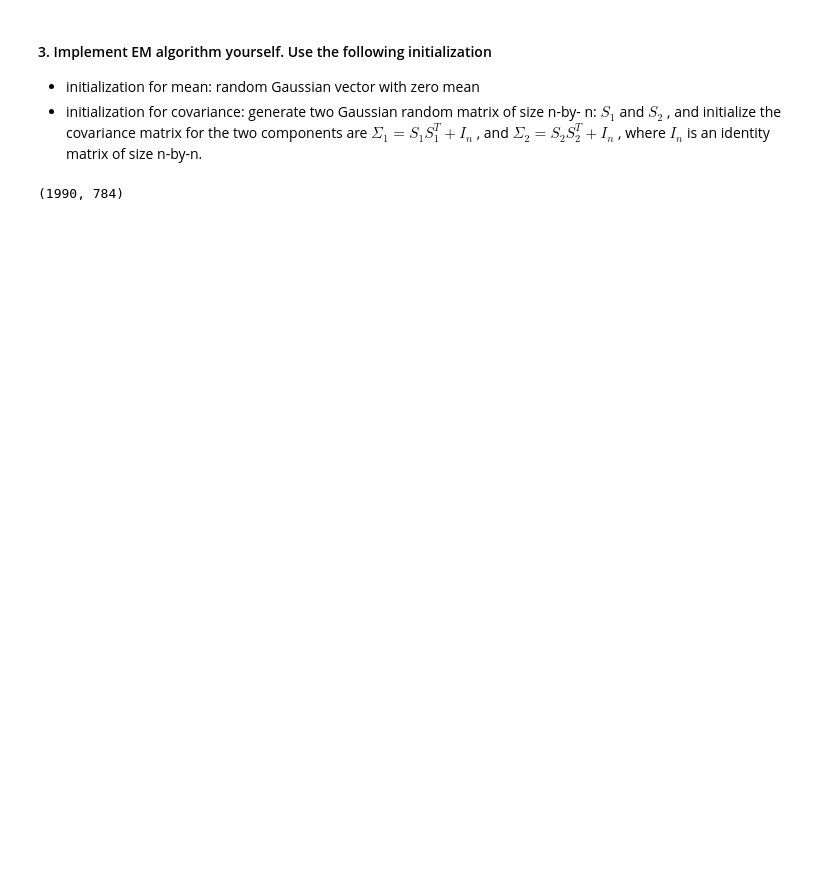
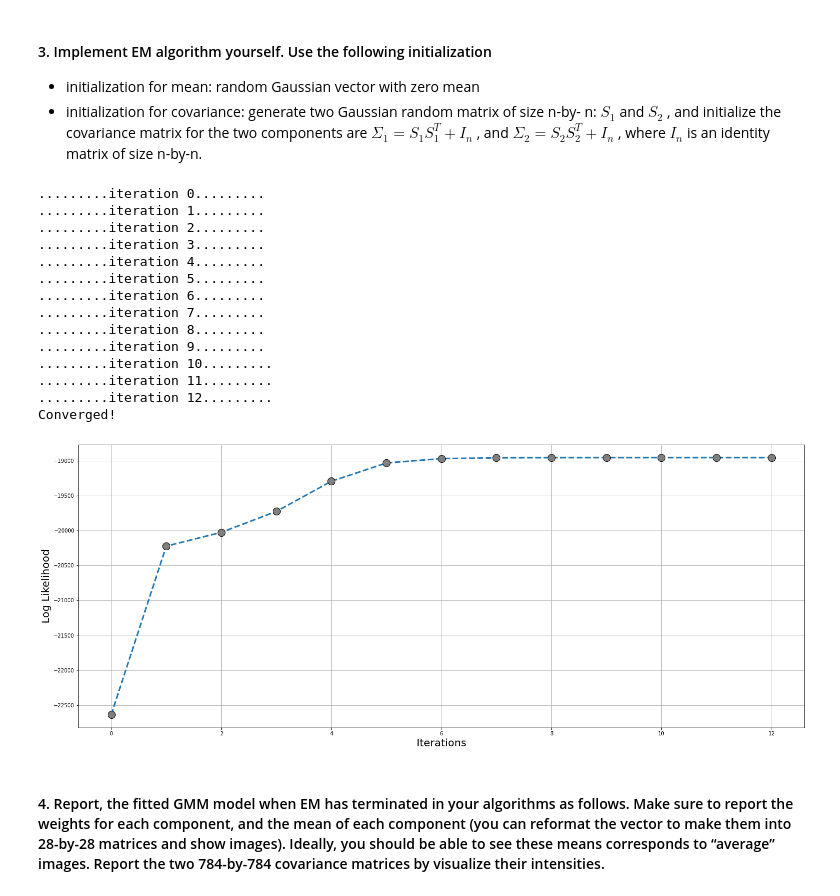
Before and after one commit to Mooseburger1/GT_MASTERS, a Jupyter notebook: Computational_Analytics/HW3/Q2/Q2.ipynb, the cells around one changed output. Saved outputs shown, nothing was run; the diff lists cells and outputs as text; code cells hidden in the pictures; blank space fills up the shorter version.

```diff
--- a/Computational_Analytics/HW3/Q2/Q2.ipynb
+++ b/Computational_Analytics/HW3/Q2/Q2.ipynb
@@ -50,12 +54,15 @@ plt.show()
 * initialization for covariance: generate two Gaussian random matrix of size n-by- n: $S_1$ and $S_2$ , and initialize the covariance matrix for the two components are $\Sigma_1 = S_1S_1^T + I_n$ , and $\Sigma_2 = S_2S_2^T + I_n$ , where $I_n$ is an identity matrix of size n-by-n.
 # %%
 class GMM:
-    def __init__(self, K: int, maxIter: int, tol=1e-3) -> None:
+    def __init__(self, K: int, maxIter: int, tol=1e-3, seed=42, savefig=None) -> None:
+        np.random.seed(seed)
 
         #Number of gaussian clusters
         self.K = K
         self.maxIter = maxIter
         self.tol = tol
+        self.lls = []
+        self.save = savefig
 
     def fit(self, X: np.array):
 
@@ -82,6 +89,16 @@ class GMM:
 
         if i == self.maxIter-1:
             print('Max iterations reached')
+
+        plt.figure(figsize=(25,10))
+        plt.plot(self.lls, ls='--', lw=3)
+        plt.scatter(range(len(self.lls)), self.lls, marker='o', edgecolor='k', s=200, color='gray',zorder=3)
+        plt.grid()
+        plt.xlabel('Iterations', fontsize=20)
+        plt.ylabel('Log Likelihood', fontsize=20)
+        if self.save:
+            plt.savefig(self.save, bbox_layout='tight', bbox_inches='tight')
+        plt.show()
 
     def _initialize(self, X):
         #get shape of the data
@@ -116,6 +133,10 @@ class GMM:
         sum_tau = np.sum(self.tau, axis=1).reshape(-1,1)
         self.tau = np.divide(self.tau, np.tile(sum_tau, (1,self.K)))
 
+        #calculate log-likelihood
+        ll = np.sum(np.log(sum_tau))
+        self.lls.append(ll)
+
     def _maximization(self, X: np.array):
 
         m,n = X.shape
@@ -138,4 +155,26 @@ test.fit(pdata)
-# %%
-data.shape
-# %% [output]
-(1990, 784)
+# %%
+#scale data to first 5 components of PCA
+pca = PCA(n_components=5)
+data_pca = pca.fit_transform(data)
+# %%
+#fit the model
+gmm = GMM(K=2, maxIter=100, seed=2000, savefig='ll.png')
+gmm.fit(data_pca)
+# %% [output]
+.........iteration 0.........
+.........iteration 1.........
+.........iteration 2.........
+.........iteration 3.........
+.........iteration 4.........
+.........iteration 5.........
+.........iteration 6.........
+.........iteration 7.........
+.........iteration 8.........
+.........iteration 9.........
+.........iteration 10.........
+.........iteration 11.........
+.........iteration 12.........
+Converged!
+[figure, added]
+# %% [markdown]
+#### 4. Report, the fitted GMM model when EM has terminated in your algorithms as follows. Make sure to report the weights for each component, and the mean of each component (you can reformat the vector to make them into 28-by-28 matrices and show images). Ideally, you should be able to see these means corresponds to “average” images. Report the two 784-by-784 covariance matrices by visualize their intensities.
```
Also changed, not shown: parts of 19 cells of this notebook, 15 other files.
